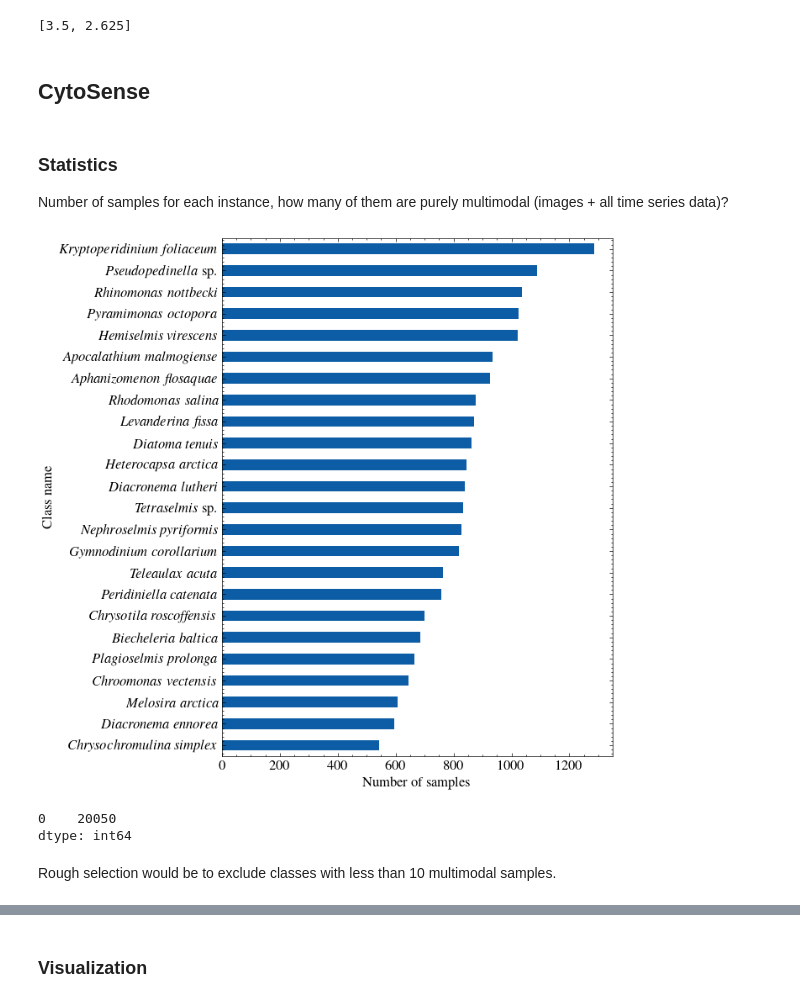
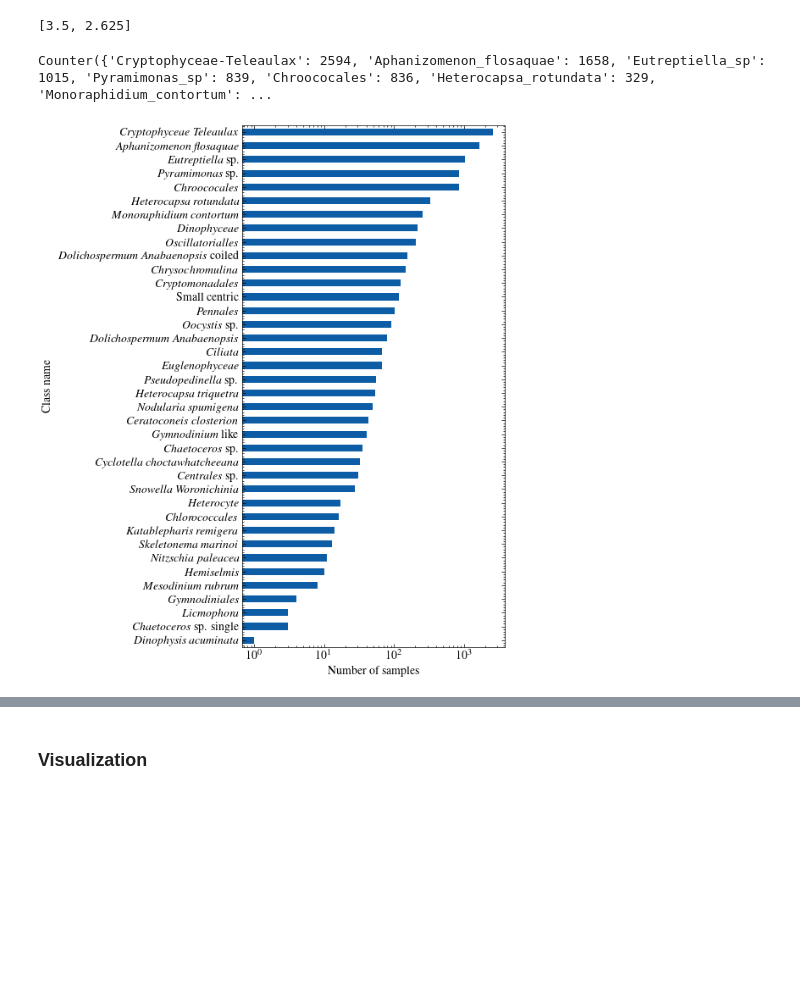
Before and after one commit to imveikka/multimodal_plankton_recognition, a Jupyter notebook: analysis.ipynb, the cells around one changed output, grey strips where cells are left out. Cells and saved outputs as stored; diff of their text form; code cells hidden in the pictures; blank space fills up the shorter version.

Commit message:
new data + better benchmark scripts

```diff
--- a/analysis.ipynb
+++ b/analysis.ipynb
@@ -24,6 +24,9 @@ import cv2
 import torch
 from torchvision.transforms import v2
 
+import os
+from glob import glob
+
 from tqdm import tqdm
 
 import scienceplots
@@ -33,7 +36,7 @@ plt.style.use('science')
 plt.rcParams.update({
     "font.family": "serif",
     "font.serif": ["Times"],
-    "font.size": 12
+    "font.size": 10
 })
 
 from sklearn.model_selection import train_test_split
@@ -42,55 +45,56 @@ plt_original_resolution = plt.rcParams['figure.figsize']
 plt_original_resolution
 # %% [output]
 [3.5, 2.625]
-# %% [markdown]
-## CytoSense
 # %%
-data_dir = Path('./data/FASTVISION-plus')
+data_dir = Path('./data/CytoSense')
 annotations = pd.read_csv(data_dir / 'annotations.csv')
 annotations, len(annotations)
 
 def to_latin(key):
     key_new = key.replace('-', '_')
+    key_new = key_new.replace(' ', '_')
     pieces = key_new.split('_')
+    return ' '.join(pieces)
+
+def to_latex(name):
+    pieces = name.split(' ')
     if len(pieces) == 1:
-        title = f'$\\it{{{key}}}$'
+        title = f'\\textit{{{name}}}'
     else:
-        title = ('$\\it{{{}}}$ ' * len(pieces)).format(*pieces)[:-1]
-    title = title.replace('$\\it{sp}$', 'sp.')
+        title = ('\\textit{{{}}} ' * len(pieces)).format(*pieces)[:-1]
+    title = title.replace('\\textit{sp}', 'sp.')
+    title = title.replace('\\textit{like}', 'like')
+    title = title.replace('\\textit{single}', 'single')
+    title = title.replace('\\textit{coiled}', 'coiled')
+    title = title.replace('\\textit{Small}', 'Small')
+    title = title.replace('\\textit{centric}', 'centric')
     return title
-# %% [markdown]
-### Statistics
-
-Number of samples for each instance, how many of them are purely multimodal
-(images + all time series data)?
 # %%
 counter = Counter(annotations['class'])
+print(counter)
 
 for key in list(counter.keys()):
-    title = to_latin(key)
+    title = to_latex(to_latin(key))
     counter[title] = counter[key]
-    del counter[key]
+    if title != key:
+        del counter[key]
 
 
 df = pd.DataFrame(
     data=counter.values(),
     index=counter.keys(),
 ).sort_values(0)
 
-df.plot(kind='barh', figsize=(6, 8), legend=False)
+fig, ax = plt.subplots(figsize=(4, 8))
 
-plt.xlabel('Number of samples')
-plt.ylabel('Class name')
+df.plot(kind='barh', legend=False, ax=ax)
+
+ax.set_xlabel('Number of samples')
+ax.set_ylabel('Class name')
 
 # plt.savefig(f'figures/sample_counts.pdf')
-# plt.xscale('log')
+ax.set_xscale('log')
 plt.show()
 # %% [output]
+Counter({'Cryptophyceae-Teleaulax': 2594, 'Aphanizomenon_flosaquae': 1658, 'Eutreptiella_sp': 1015, 'Pyramimonas_sp': 839, 'Chroococales': 836, 'Heterocapsa_rotundata': 329, 'Monoraphidium_contortum': ...
-[figure, old version]
+[figure, new version]
-# %%
-df.sum()
-# %% [output]
-0    20050
-dtype: int64
-# %% [markdown]
-Rough selection would be to exclude classes with less than 10 multimodal samples.
```
Also changed, not shown: parts of 58 cells of this notebook, 22 other files.
